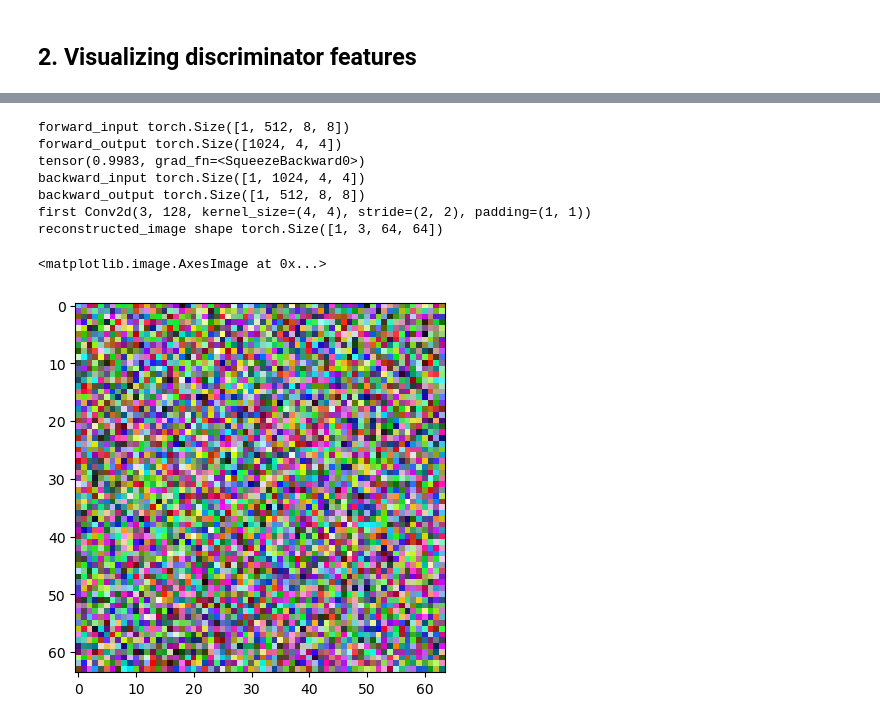
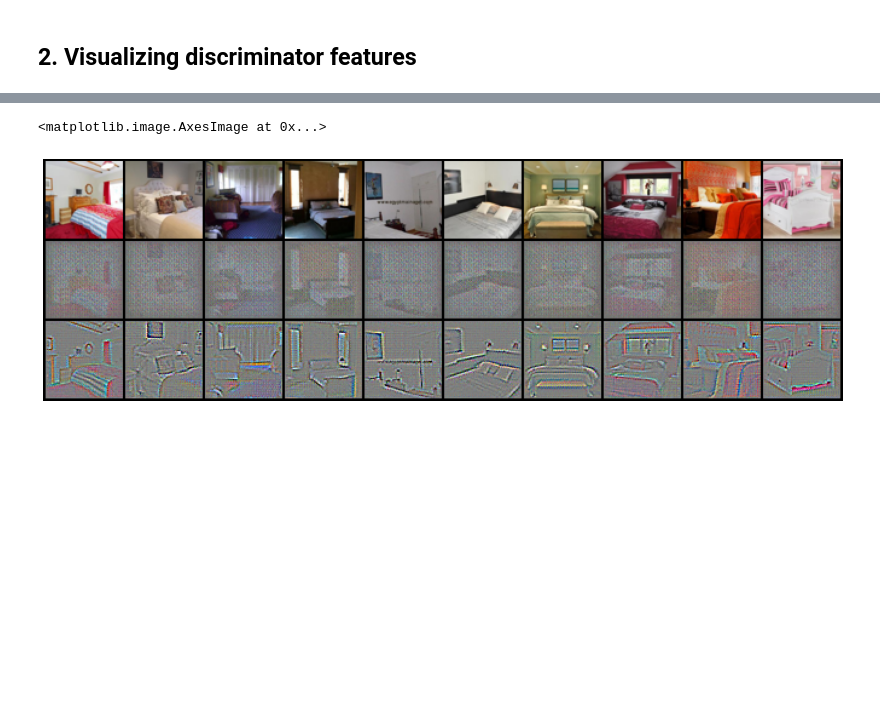
Before and after one commit to danhugo/DCGAN, a Jupyter notebook: notebooks/experiment.ipynb, the cells around one changed output, grey strips where cells are left out. Drawn from its saved outputs; the diff is of its cells as text; code cells hidden in the pictures; blank space fills up the shorter version.

```diff
--- a/notebooks/experiment.ipynb
+++ b/notebooks/experiment.ipynb
@@ -407,25 +49,45 @@ tensor(0.9986, grad_fn=<SqueezeBackward0>)
-# %%
-D = Discriminator()
-D.load_state_dict(torch.load(os.path.join(BASE_DIR, 'models/LSUN/dis_params_1.pth')))
-gbp = GuidedBackprop(D, ['conv4'])
-
-# image = torch.zeros((1,3,64,64))
-fmap_number = 0
-gbp.generate_grad(image)
-for key, value in gbp.fmaps.items():
-    # print(key, value.shape)
-    reconstructed_fmap = torch.zeros_like(value)
-    reconstructed_fmap[0][fmap_number] = value[0][fmap_number]
-
-trans = transforms.ToPILImage()
-plt.imshow(trans(gbp.image_reconstruction.squeeze()))
-# %% [output]
-forward_input torch.Size([1, 512, 8, 8])
-forward_output torch.Size([1024, 4, 4])
-tensor(0.9983, grad_fn=<SqueezeBackward0>)
-backward_input torch.Size([1, 1024, 4, 4])
-backward_output torch.Size([1, 512, 8, 8])
-first Conv2d(3, 128, kernel_size=(4, 4), stride=(2, 2), padding=(1, 1))
-reconstructed_image shape torch.Size([1, 3, 64, 64])
-<matplotlib.image.AxesImage at 0x...>
-[figure, removed]
+# %%
+from torchvision import transforms
+from src.utils. guided_backpropgation import GuidedBackprop
+from src.data.LSUN.transforms import *
+
+listdir = os.listdir('../../DCGAN/data/LSUN/bedroom_train_data/')
+num_image = 10
+paths = listdir[:num_image]
+
+model = Discriminator()
+model.load_state_dict(torch.load(os.path.join(BASE_DIR, 'models/LSUN/dis_params_2.pth')))
+
+base_model = Discriminator()
+
+learned_gbp = GuidedBackprop(model)
+base_gbp = GuidedBackprop(base_model)
+learned_gbp.register_hooks()
+base_gbp.register_hooks()
+
+grid = []
+
+for path in paths:
+    image = Image.open(os.path.join(BASE_DIR,'data/LSUN/bedroom_train_data/', path))
+
+    composed = transforms.Compose([
+        CenterCrop(),
+        ReScale(64),
+        transforms.ToTensor()
+    ])
+
+    image = composed(image)
+    learned_result = learned_gbp.generate_reconstructed_image(image.unsqueeze(0).requires_grad_())
+    base_result = base_gbp.generate_reconstructed_image(image.unsqueeze(0).requires_grad_())
+    grid.extend([image, base_result, learned_result])
+
+
+grid = torch.stack(grid).reshape(num_image,3,*(grid[0].shape)).transpose(1,0).reshape(-1,*(grid[0].shape))
+grid_image = create_grid_image(grid, nimage_row=10, save=True, path_to_save=os.path.join(BASE_DIR,'reports/LSUN/guided_bp.png'))
+
+fig = plt.figure(figsize=(20,10))
+plt.axis('off')
+plt.imshow(grid_image)
+# %% [output]
+<matplotlib.image.AxesImage at 0x...>
+[figure, added]
```
Also changed, not shown: parts of 8 cells of this notebook, 18 other files.
